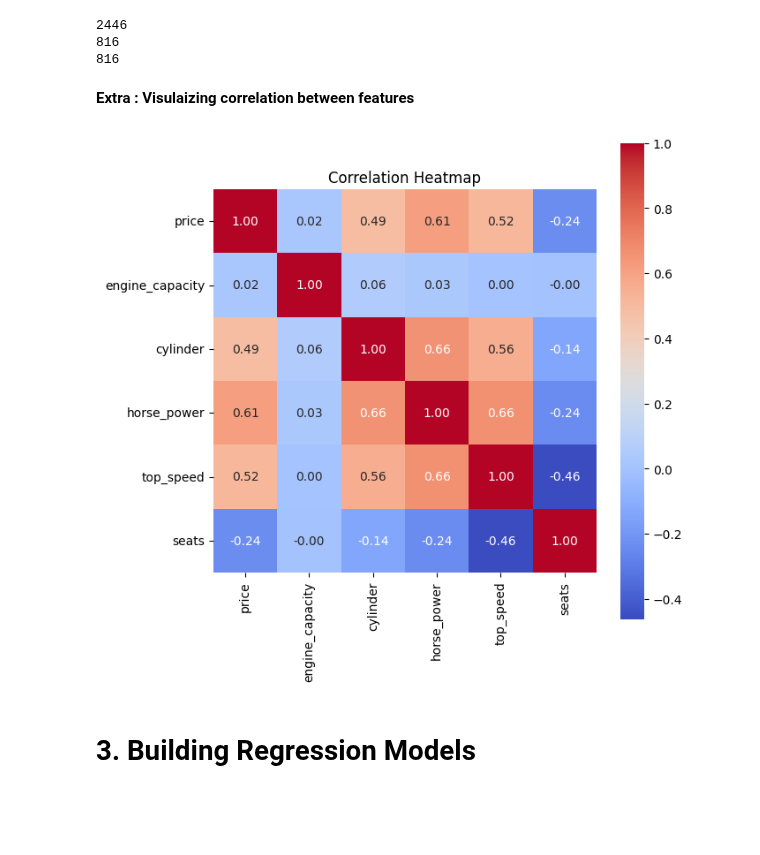
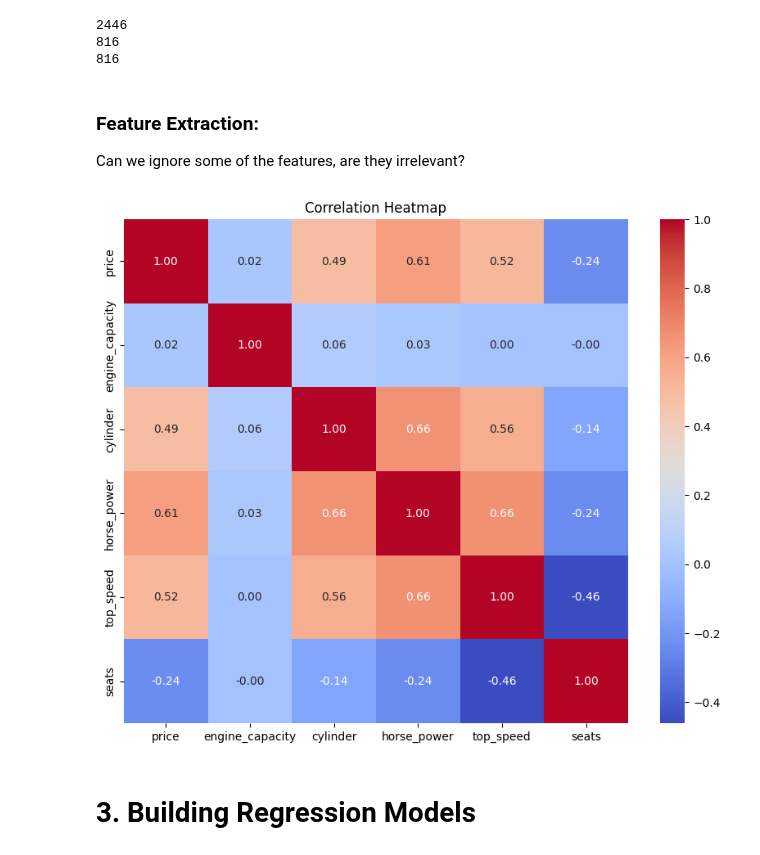
Before and after one commit to SarahYousefH/MachineLearningAssignment2, a Jupyter notebook: machine-learning-regression-assignment.ipynb, the cells around one changed output. Saved outputs shown, nothing was run; the diff lists cells and outputs as text; code cells hidden in the pictures; blank space fills up the shorter version.

```diff
--- a/machine-learning-regression-assignment.ipynb
+++ b/machine-learning-regression-assignment.ipynb
@@ -512,22 +759,39 @@ train_data.to_csv('/kaggle/working/outputf.csv', index=False)
-# %% [markdown]
-**Extra : Visulaizing correlation between features**
+# %% [markdown]
+### Feature Extraction:
+
+
+
+Can we ignore some of the features, are they irrelevant?
 # %%
+
 
 f_num = ['price', 'engine_capacity', 'cylinder', 'horse_power', 'top_speed', 'seats']
 
+
+
 # Filter the dataset to include only the selected numerical columns
+
 dataset_corr = df[f_num]
 
+
+
 # Compute the correlation matrix
+
 correlation_matrix = dataset_corr.corr()
 
+
+
 # Plot the heatmap
-plt.figure(figsize=(7, 7))
+
+plt.figure(figsize=(10, 8))
+
 sns.heatmap(correlation_matrix, annot=True, cmap='coolwarm', fmt='.2f', square=True)
+
 plt.title('Correlation Heatmap')
+
 plt.show()
 # %% [output]
-[figure, old version]
+[figure, new version]
 # %% [markdown]
 # 3. Building Regression Models
 # %% [markdown]
```
Also changed, not shown: parts of 55 cells of this notebook.
